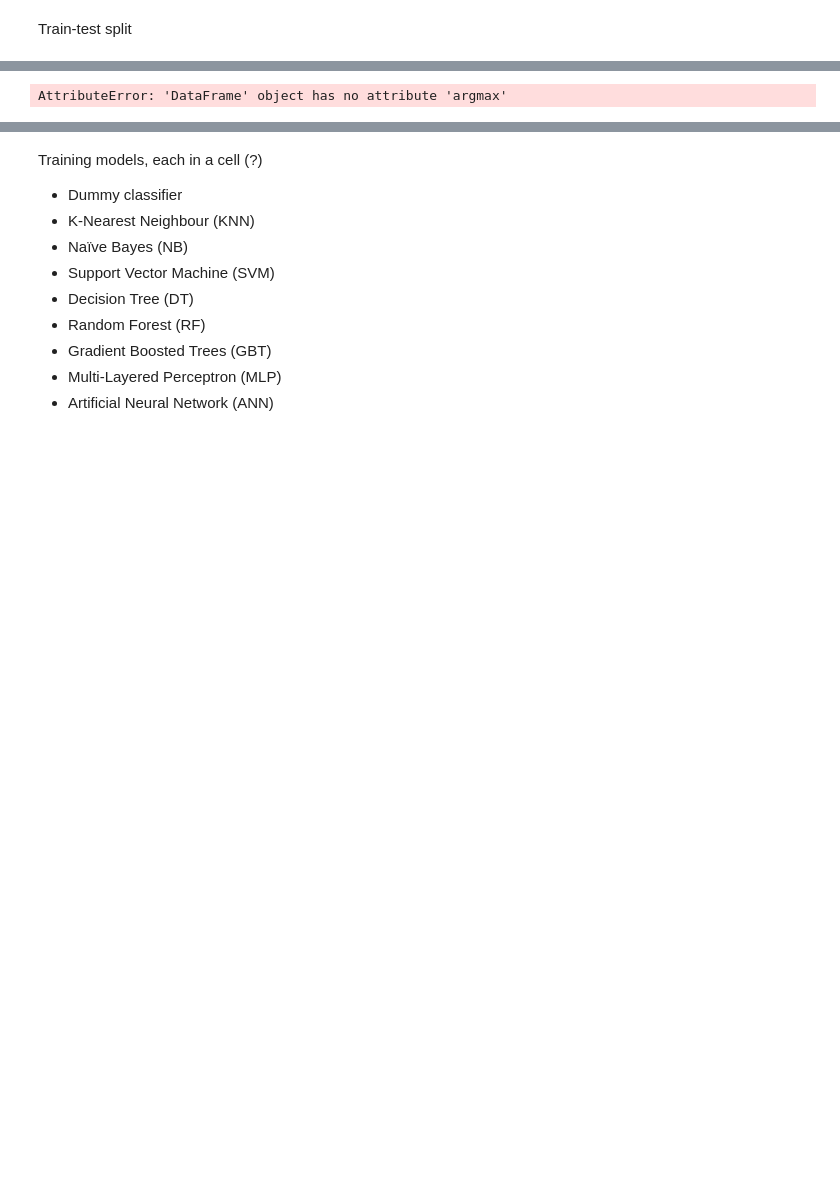
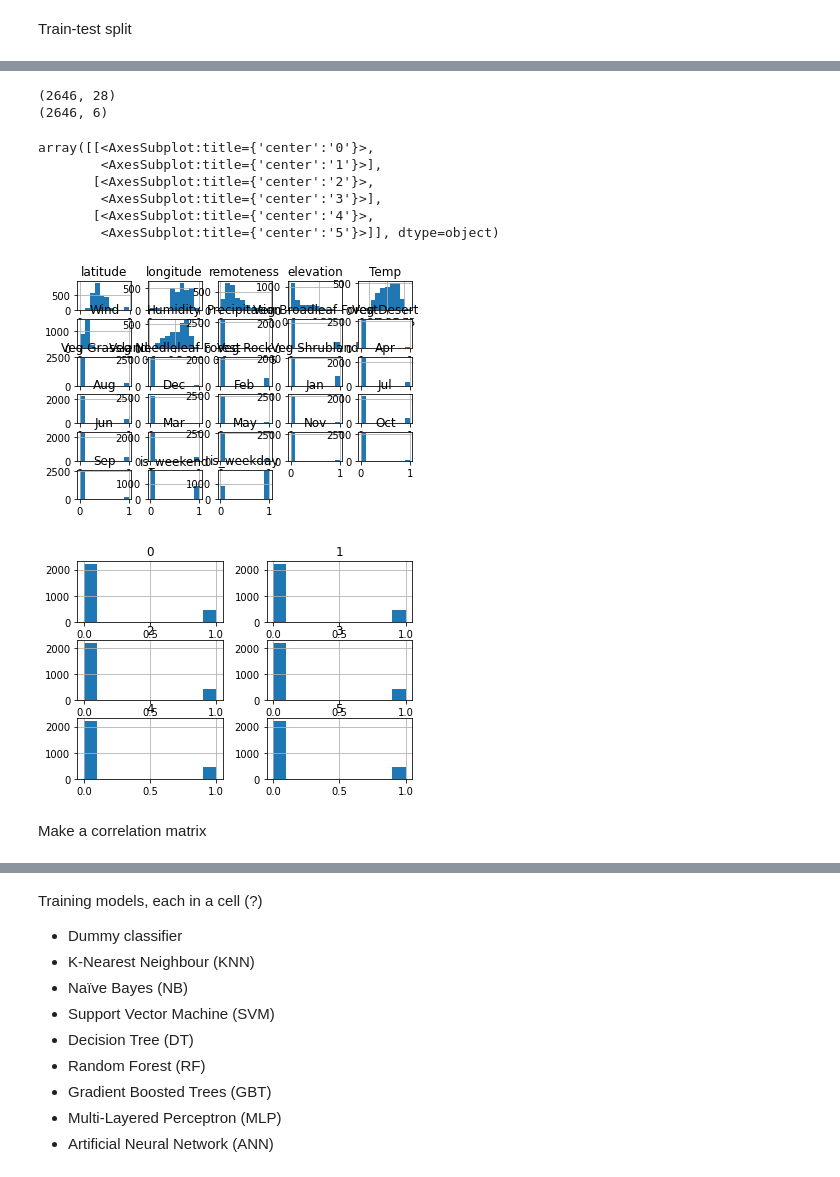
Before and after one commit to DMAgit/Thesis-BSc-Tilburg, a Jupyter notebook: main.ipynb, the cells around one changed output, grey strips where cells are left out. Drawn from its saved outputs; the diff is of its cells as text; code cells hidden in the pictures; blank space fills up the shorter version.

Commit message:
Fixed imblearn error;
Implemented random undersampling

```diff
--- a/main.ipynb
+++ b/main.ipynb
@@ -153,7 +126,27 @@ print(y_train.shape)
-# %%
-from imblearn.over_sampling import RandomOverSampler
-
-ros = RandomOverSampler()
-x_ros, y_ros = ros.fit_resample(X_train, y_train)
-# %% [output]
-AttributeError: 'DataFrame' object has no attribute 'argmax'
+# %%
+from imblearn.under_sampling import RandomUnderSampler
+
+rus = RandomUnderSampler()
+X_train, y_train = rus.fit_resample(X_train, y_train.values)
+
+print(X_train.shape)
+print(y_train.shape)
+
+y_train = pd.DataFrame(y_train)
+# %% [output]
+(2646, 28)
+(2646, 6)
+# %%
+X_train.hist()
+y_train.hist()
+# %% [output]
+array([[<AxesSubplot:title={'center':'0'}>,
+        <AxesSubplot:title={'center':'1'}>],
+       [<AxesSubplot:title={'center':'2'}>,
+        <AxesSubplot:title={'center':'3'}>],
+       [<AxesSubplot:title={'center':'4'}>,
+        <AxesSubplot:title={'center':'5'}>]], dtype=object)
+[figure, added]
+[figure, added]
+# %% [markdown]
+Make a correlation matrix
```
Also changed, not shown: parts of 10 cells of this notebook.
